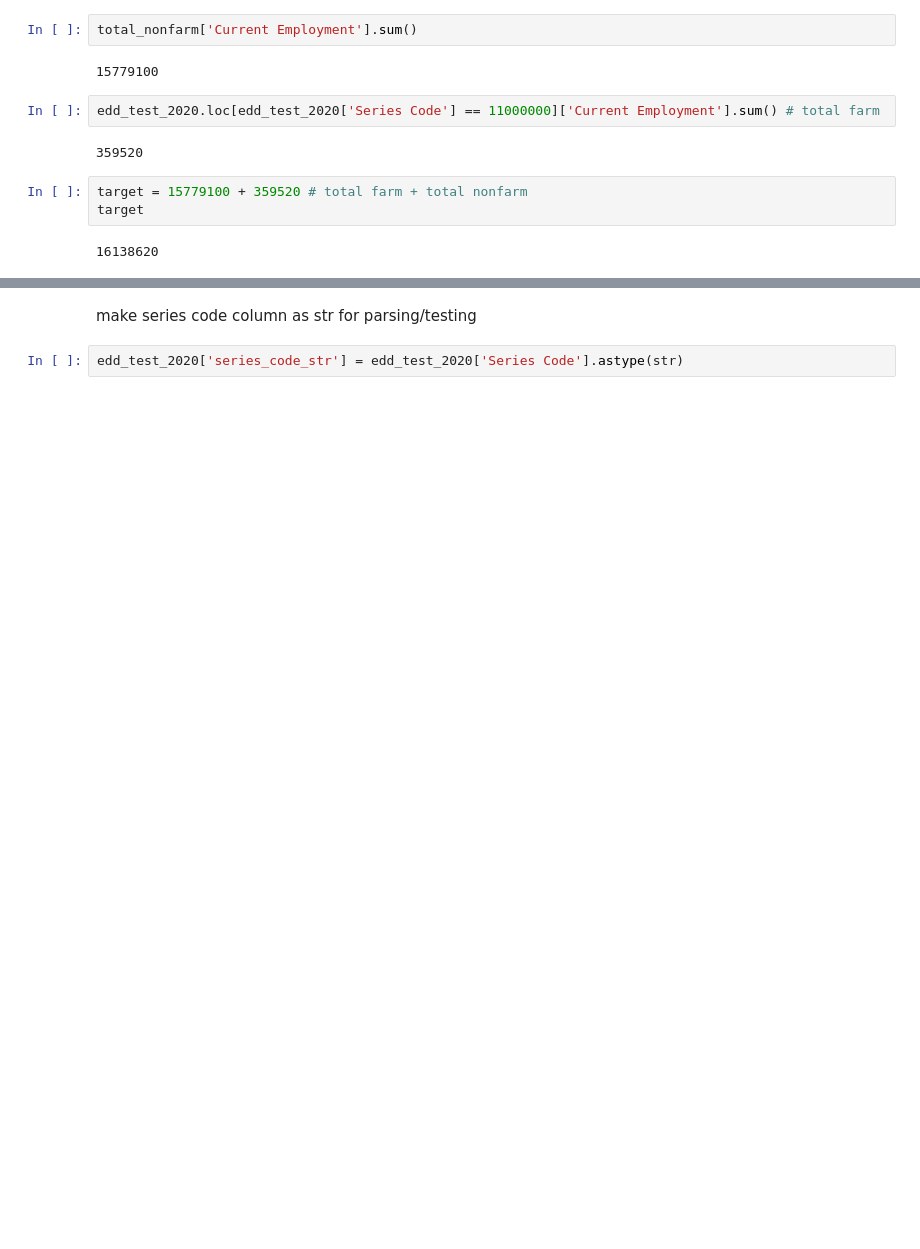
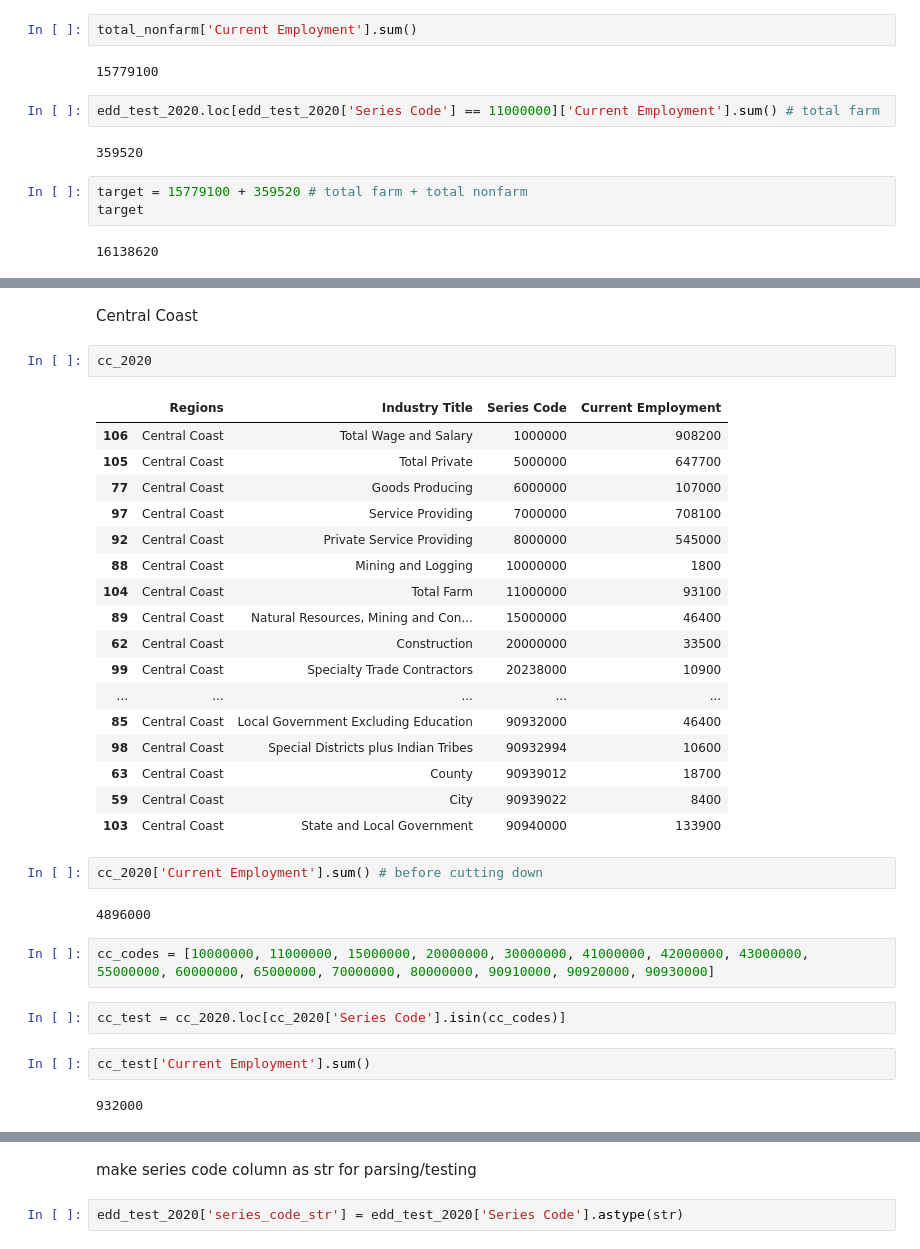
Before and after one commit to cafwd/job_quality_index, a Jupyter notebook: data/edd/cut-edd-data.ipynb, the cells around one changed output, grey strips where cells are left out. Drawn from its saved outputs; the diff is of its cells as text; blank space fills up the shorter version.

```diff
--- a/data/edd/cut-edd-data.ipynb
+++ b/data/edd/cut-edd-data.ipynb
@@ -157,0 +173,34 @@ edd_test_2020.loc[edd_test_2020['Industry Title'] == 'Accommodation and Food Ser
+# %% [markdown]
+Central Coast
+# %%
+cc_2020
+# %% [output]
+|  | Regions | Industry Title | Series Code | Current Employment |
+| 106 | Central Coast | Total Wage and Salary | 1000000 | 908200 |
+| 105 | Central Coast | Total Private | 5000000 | 647700 |
+| 77 | Central Coast | Goods Producing | 6000000 | 107000 |
+| 97 | Central Coast | Service Providing | 7000000 | 708100 |
+| 92 | Central Coast | Private Service Providing | 8000000 | 545000 |
+| 88 | Central Coast | Mining and Logging | 10000000 | 1800 |
+| 104 | Central Coast | Total Farm | 11000000 | 93100 |
+| 89 | Central Coast | Natural Resources, Mining and Con... | 15000000 | 46400 |
+| 62 | Central Coast | Construction | 20000000 | 33500 |
+| 99 | Central Coast | Specialty Trade Contractors | 20238000 | 10900 |
+| ... | ... | ... | ... | ... |
+| 85 | Central Coast | Local Government Excluding Education | 90932000 | 46400 |
+| 98 | Central Coast | Special Districts plus Indian Tribes | 90932994 | 10600 |
+| 63 | Central Coast | County | 90939012 | 18700 |
+| 59 | Central Coast | City | 90939022 | 8400 |
+| 103 | Central Coast | State and Local Government | 90940000 | 133900 |
+# %%
+cc_2020['Current Employment'].sum() # before cutting down
+# %% [output]
+4896000
+# %%
+cc_codes = [10000000, 11000000, 15000000, 20000000, 30000000, 41000000, 42000000, 43000000, 55000000, 60000000, 65000000, 70000000, 80000000, 90910000, 90920000, 90930000]
+# %%
+cc_test = cc_2020.loc[cc_2020['Series Code'].isin(cc_codes)]
+# %%
+cc_test['Current Employment'].sum()
+# %% [output]
+932000
```
Also changed, not shown: parts of 119 cells of this notebook, 1 other file.
